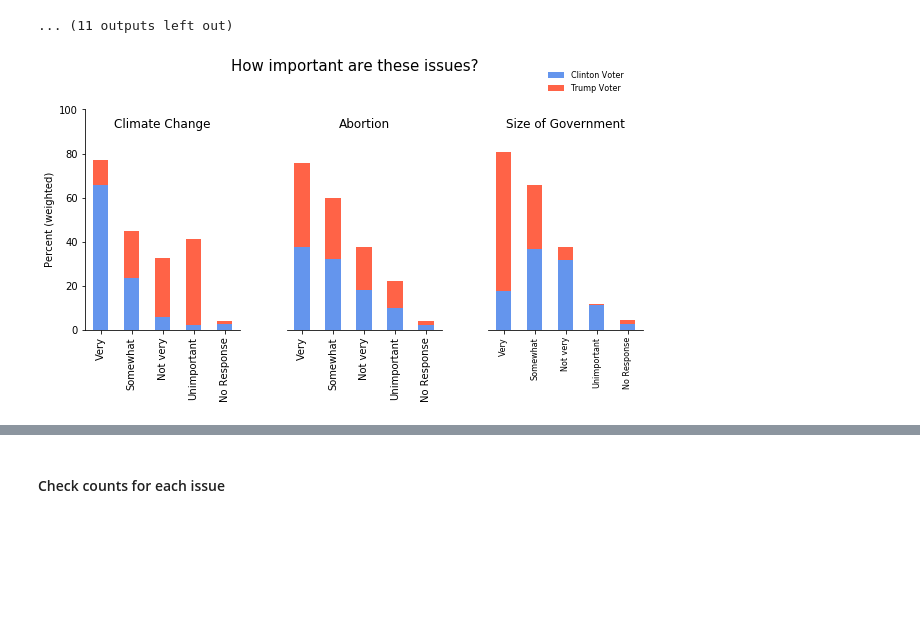
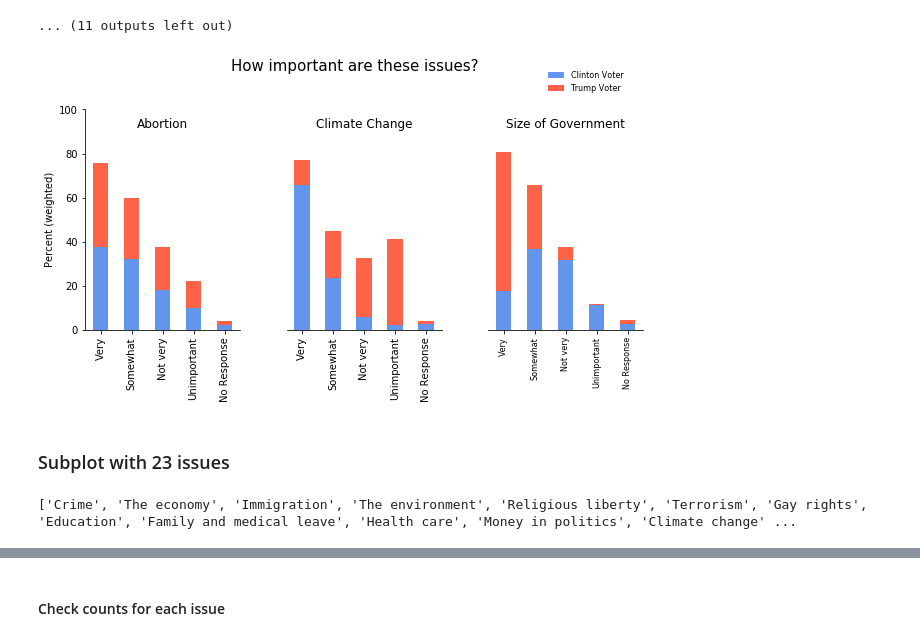
Before and after one commit to ali0003433/predict-by-issue-prioritization, a Jupyter notebook: notebooks/2-al-exploration.ipynb, the cells around one changed output, grey strips where cells are left out. Cells and saved outputs as stored; diff of their text form; code cells hidden in the pictures; blank space fills up the shorter version.

Commit message:
Add subplots

```diff
--- a/notebooks/2-al-exploration.ipynb
+++ b/notebooks/2-al-exploration.ipynb
@@ -438,11 +437,11 @@ for ind, col in enumerate(col_list):
 # %%
 palette_short = ['cornflowerblue','tomato','white']
 fig, (ax1, ax2, ax3) = plt.subplots(1,3,sharex=True, sharey=True, figsize=(10,3.5))
-clim_weighted.T.plot(kind='bar', stacked=True, color=palette_short, ax=ax1)
-abort_weighted.T.plot(kind='bar', stacked=True, color=palette_short, ax=ax2)
+clim_weighted.T.plot(kind='bar', stacked=True, color=palette_short, ax=ax2)
+abort_weighted.T.plot(kind='bar', stacked=True, color=palette_short, ax=ax1)
 gov_weighted.T.plot(kind='bar', stacked=True, color=palette_short, ax=ax3)
-ax1.set_title('Climate Change', y=.89)
-ax2.set_title('Abortion', y=.89)
+ax2.set_title('Climate Change', y=.89)
+ax1.set_title('Abortion', y=.89)
 ax3.set_title('Size of Government', y=.89)
 pres_cat_list = ['Clinton Voter', 'Trump Voter']
 ax1.get_legend().remove()
@@ -453,31 +452,37 @@ N = 5
 ind = np.arange(N)
 x_ticks = ('Very','Somewhat','Not very', 'Unimportant', 'No Response')
 plt.xticks(ind, x_ticks, fontsize=8)
 frame1 = plt.gca()
 ax1.get_yaxis().set_label('Weighted frequency')
 frame1.axes.get_yaxis().set_visible(False)
 frame1.axes.set_ylim(0,1)
 ax2.axes.get_yaxis().set_visible(False)
 ax3.axes.get_yaxis().set_visible(False)
 
 ax1.spines['top'].set_visible(False)
 ax1.spines['right'].set_visible(False)
 
 ax2.spines['left'].set_visible(False)
 ax2.spines['right'].set_visible(False)
 ax2.spines['top'].set_visible(False)
 ax3.spines['left'].set_visible(False)
 ax3.spines['right'].set_visible(False)
 ax3.spines['top'].set_visible(False)
 plt.subplots_adjust(top=1, wspace=.3)
 fig.suptitle('How important are these issues?', y=1.2, fontsize=15, ha='center')
 ax1.set_ylabel('Percent (weighted)')
 ax1.set_xlabel('')
 ax2.set_xlabel('')
 ax3.set_xlabel('')
 ax1.set_yticklabels([0, 20, 40, 60, 80, 100])
 ax3.legend(pres_cat_list, fontsize=8, loc='upper center', bbox_to_anchor=(.63,1.2), borderpad=.2, frameon=False)
 plt.savefig('../reports/figures/three_barplts.png')
 plt.show()
 # %% [output]
-[figure, old version]
+[figure, new version]
+# %% [markdown]
+### Subplot with 23 issues
+# %%
+print(issues)
+# %% [output]
+['Crime', 'The economy', 'Immigration', 'The environment', 'Religious liberty', 'Terrorism', 'Gay rights', 'Education', 'Family and medical leave', 'Health care', 'Money in politics', 'Climate change' ...
```
Also changed, not shown: parts of 6 cells of this notebook, 5 other files.
